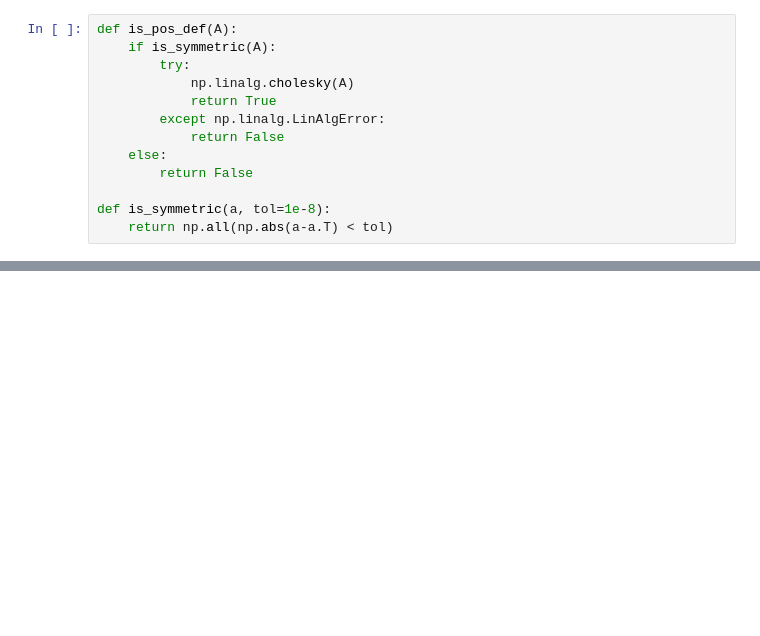
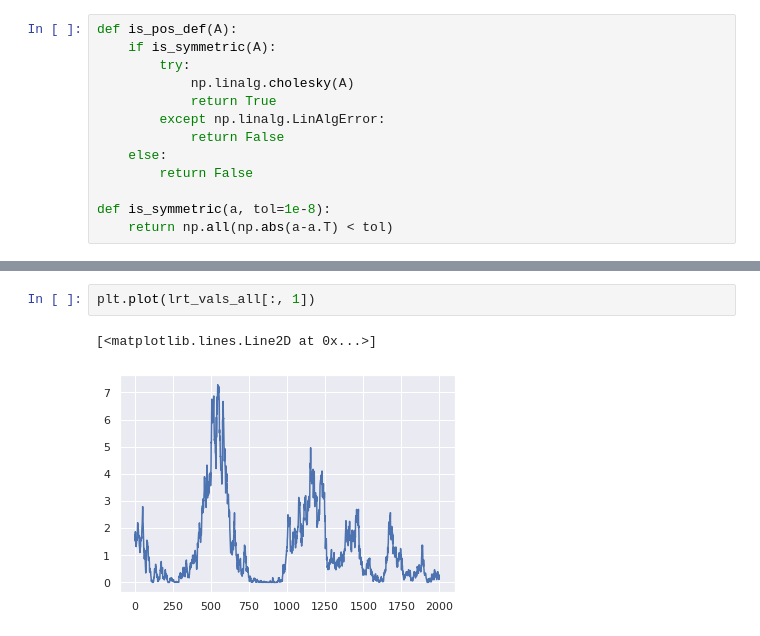
Before and after one commit to spaceonion1001/LD-CPD, a Jupyter notebook: notebooks/LRT_Sims.ipynb, the cells around one changed output, grey strips where cells are left out. Drawn from its saved outputs; the diff is of its cells as text; blank space fills up the shorter version.

```diff
--- a/notebooks/LRT_Sims.ipynb
+++ b/notebooks/LRT_Sims.ipynb
@@ -203,0 +422,5 @@ def cluster_precision(precision):
+# %%
+plt.plot(lrt_vals_all[:, 1])
+# %% [output]
+[<matplotlib.lines.Line2D at 0x...>]
+[figure, added]
```
Also changed, not shown: parts of 50 cells of this notebook, 3 other files.
